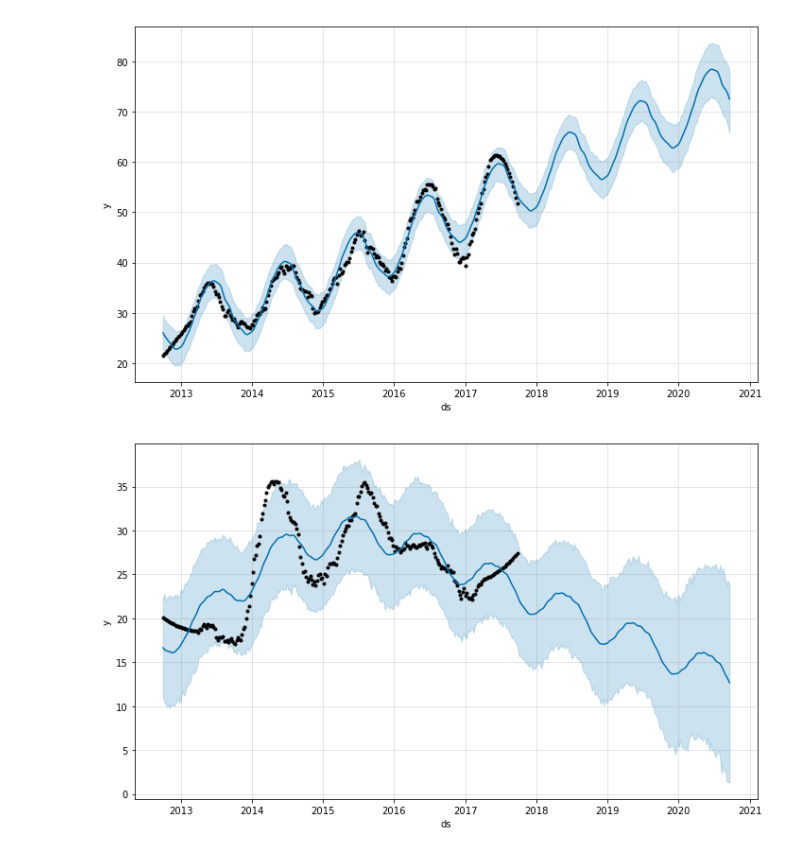
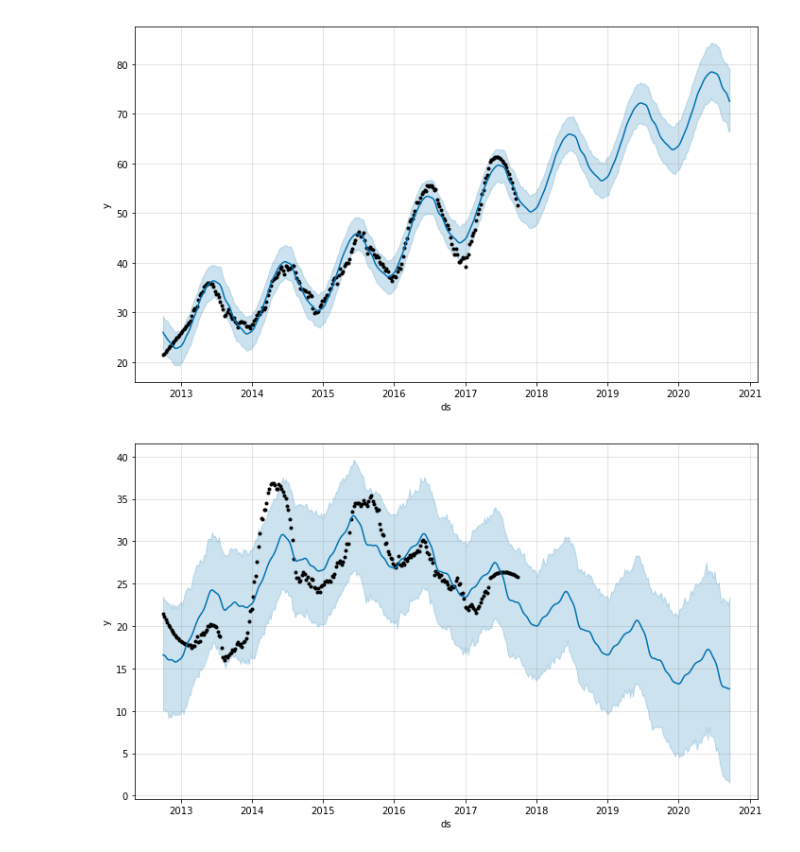
Before and after one commit to fetis/brlohack, a Jupyter notebook: google.ipynb, the cells around one changed output. Saved outputs shown, nothing was run; the diff lists cells and outputs as text; code cells hidden in the pictures.

```diff
--- a/google.ipynb
+++ b/google.ipynb
@@ -59,11 +57,17 @@ plt.axvline(261)
 # %%
 df = pd.read_csv('all4.csv', sep=None)
+# name of file!
+
 colnames = ['ipa bier: (Germany)', 'pale ale bier: (Germany)', 'helles bier: (Germany)', 'porter bier: (Germany)']
-sams = [61, 41, 41, 51]
+sams = [61, 41, 41, 41]
+# smoothing parameters for all beers
 
 for k, colname in enumerate(colnames):
     df[colname] = smoothen(df[colname], sam=sams[k])
-    df.to_csv(path_or_buf=colname+'_t'+'.csv')
-    prd.predict(colname+'_t'+'.csv', colname+'.csv', colname, periods=156, ws=False, predfreq='W')
+    df.to_csv(path_or_buf=colname+'_ts'+'.csv')
+    # change names!
+    prd.predict(colname+'_ts'+'.csv', colname+'_s.csv', colname, periods=156, ws=False, predfreq='W')
+    #select 'W' for weeks, 'M' for months
+    # periods: number f weeks/months
 # %% [output]
 [figure]
@@ -71,2 +75,2 @@ for k, colname in enumerate(colnames):
 [figure]
-[figure, old version]
+[figure, new version]
```
Also changed, not shown: parts of 12 cells of this notebook.
